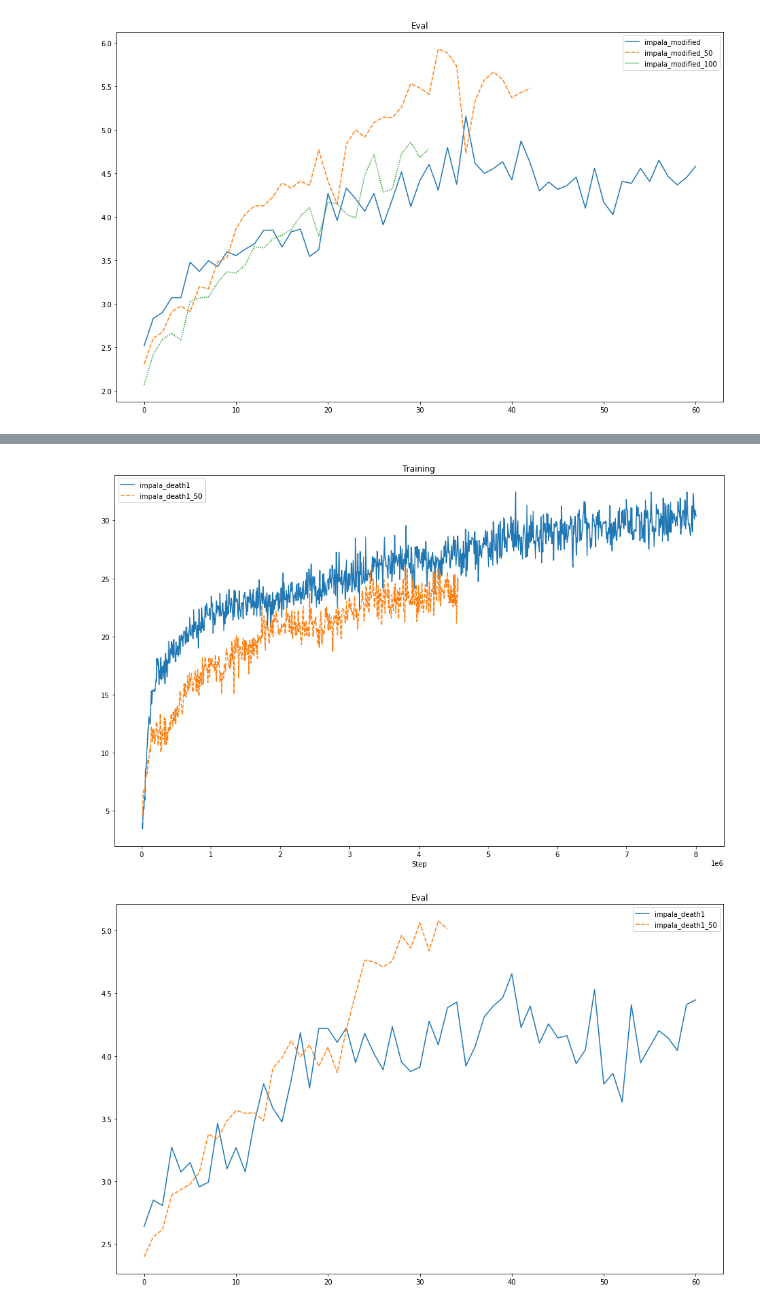
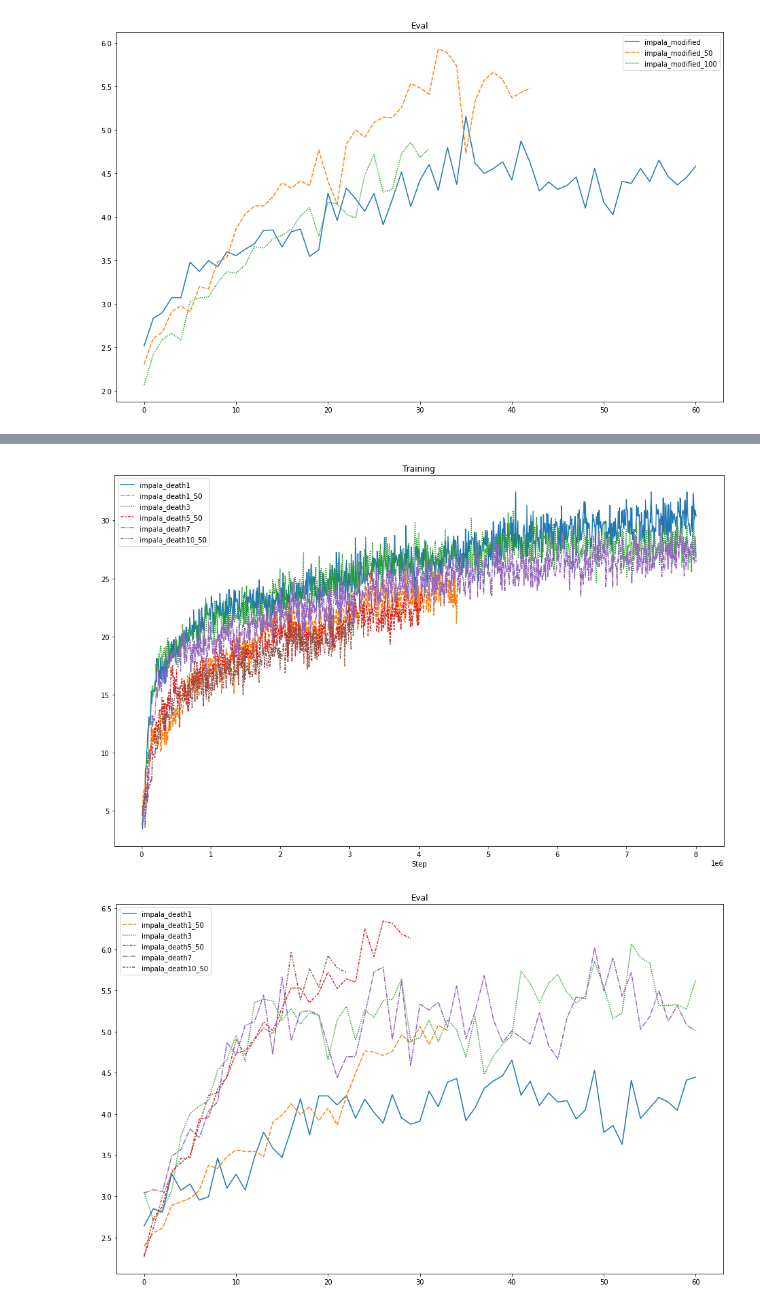
Before and after one commit to SebastianLarssonDTU/02456-Reinforcement-Learning-Project, a Jupyter notebook: Graphs.ipynb, the cells around one changed output, grey strips where cells are left out. Drawn from its saved outputs; the diff is of its cells as text; code cells hidden in the pictures.

Commit message:
added graphs and todo

```diff
--- a/Graphs.ipynb
+++ b/Graphs.ipynb
@@ -222,6 +222,7 @@ legend[impala_death10_50] ="impala_death10_50"
 all_impalas = [impala_baseline, impala_value_clipped, impala_modified, impala_death1, impala_death3, impala_death7]
 #modified on different levels
 all_impala_modified = [impala_modified, impala_modified_50, impala_modified_100]
+all_impala_death = [impala_death1, impala_death1_50, impala_death3, impala_death5_50, impala_death7, impala_death10_50]
 
 
 """PPO"""
@@ -234,7 +235,7 @@ legend[ppo_value_clipped] = "ppo_value_clipped"
 ppo_value_clipped_50 = "Experiment2_50levels_Run_01Dec_10h07m41s"
 legend[ppo_value_clipped_50] = "ppo_value_clipped_50"
 
-ppo_value_clipped_100 = "Experiment2_100levels_Run_02Dec_09h27m30s"
+ppo_value_clipped_100 = "Experiment2_100levels_Run_03Dec_10h48m24s"
 legend[ppo_value_clipped_100] = "ppo_value_clipped_100"
 
 ppo_death1 = "Experiment4_Run_27Nov_11h07m20s"
@@ -248,6 +249,8 @@ legend[ppo_death5_50] = "ppo_death5_50"
 
 all_ppos = [ppo_base, ppo_value_clipped, ppo_death1, ppo_death3]
 all_ppo_value_clipped = [ppo_value_clipped, ppo_value_clipped_50, ppo_value_clipped_100]
+
+all_50 = [ppo_value_clipped_50, impala_modified_50, impala_death1_50, impala_death5_50, impala_death10_50, ppo_death5_50]
 # %%
 #which files are not in legend?
 print("THe following files have not been added to the legend yet")
@@ -292,7 +295,7 @@ plot_eval_graphs(chosen_files, legend = legend)
 # %%
-chosen_files = [impala_death1, impala_death1_50]
+chosen_files = all_impala_death
 plot_training_graphs(chosen_files, legend = legend)
 plot_eval_graphs(chosen_files, legend = legend)
 # %% [output]
-[figure, old version]
+[figure, new version]
-[figure, old version]
+[figure, new version]
```
Also changed, not shown: parts of 5 cells of this notebook.
